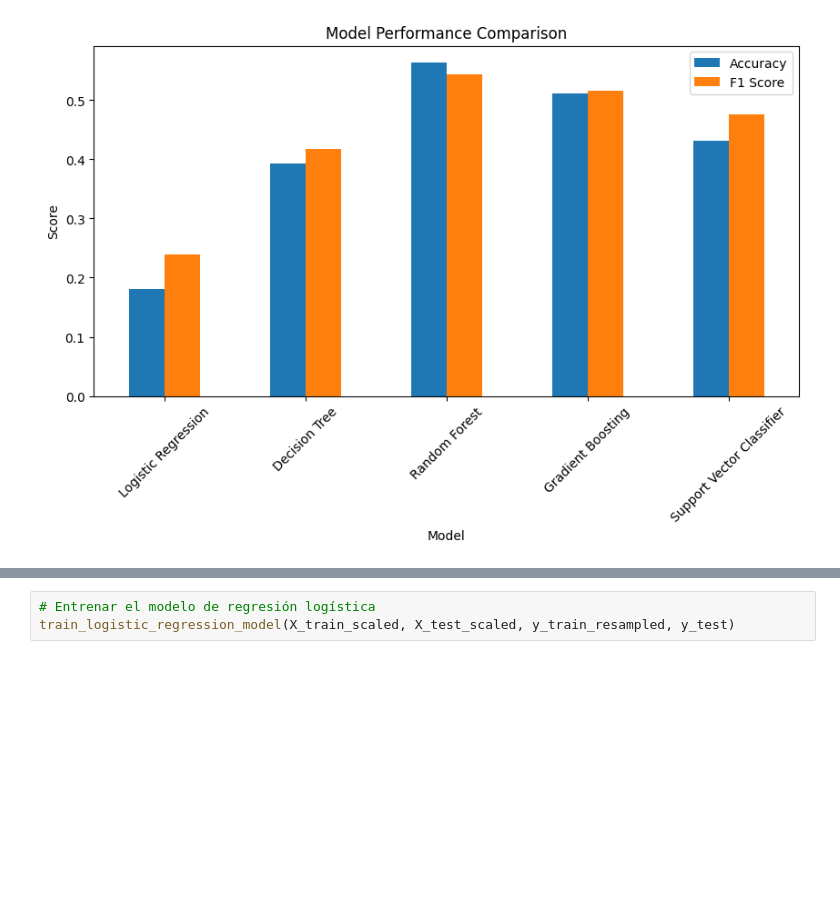
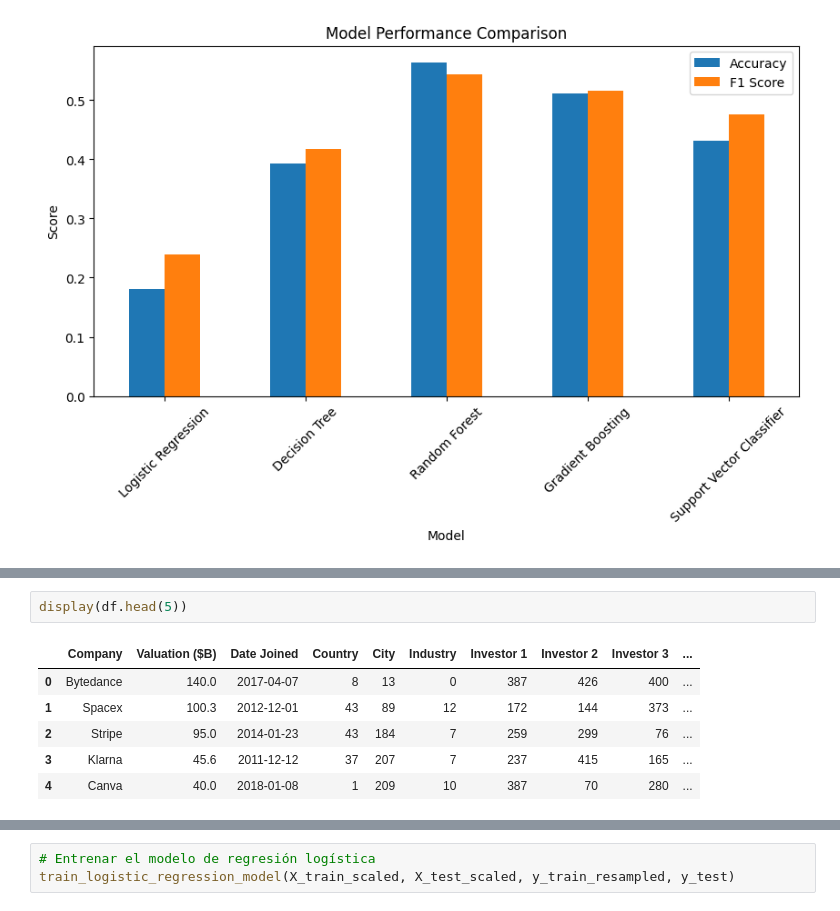
Before and after one commit to PoeMadara/startups-machine-learning-team-1, a Jupyter notebook: notebooks/main.ipynb, the cells around one changed output, grey strips where cells are left out. Drawn from its saved outputs; the diff is of its cells as text; blank space fills up the shorter version.

```diff
--- a/notebooks/main.ipynb
+++ b/notebooks/main.ipynb
@@ -128,0 +277,9 @@ weighted avg       0.55      0.43      0.48       188
+# %%
+display(df.head(5))
+# %% [output]
+|  | Company | Valuation ($B) | Date Joined | Country | City | Industry | Investor 1 | Investor 2 | Investor 3 | ... |
+| 0 | Bytedance | 140.0 | 2017-04-07 | 8 | 13 | 0 | 387 | 426 | 400 | ... |
+| 1 | Spacex | 100.3 | 2012-12-01 | 43 | 89 | 12 | 172 | 144 | 373 | ... |
+| 2 | Stripe | 95.0 | 2014-01-23 | 43 | 184 | 7 | 259 | 299 | 76 | ... |
+| 3 | Klarna | 45.6 | 2011-12-12 | 37 | 207 | 7 | 237 | 415 | 165 | ... |
+| 4 | Canva | 40.0 | 2018-01-08 | 1 | 209 | 10 | 387 | 70 | 280 | ... |
```
Also changed, not shown: parts of 36 cells of this notebook, 4 other files.
